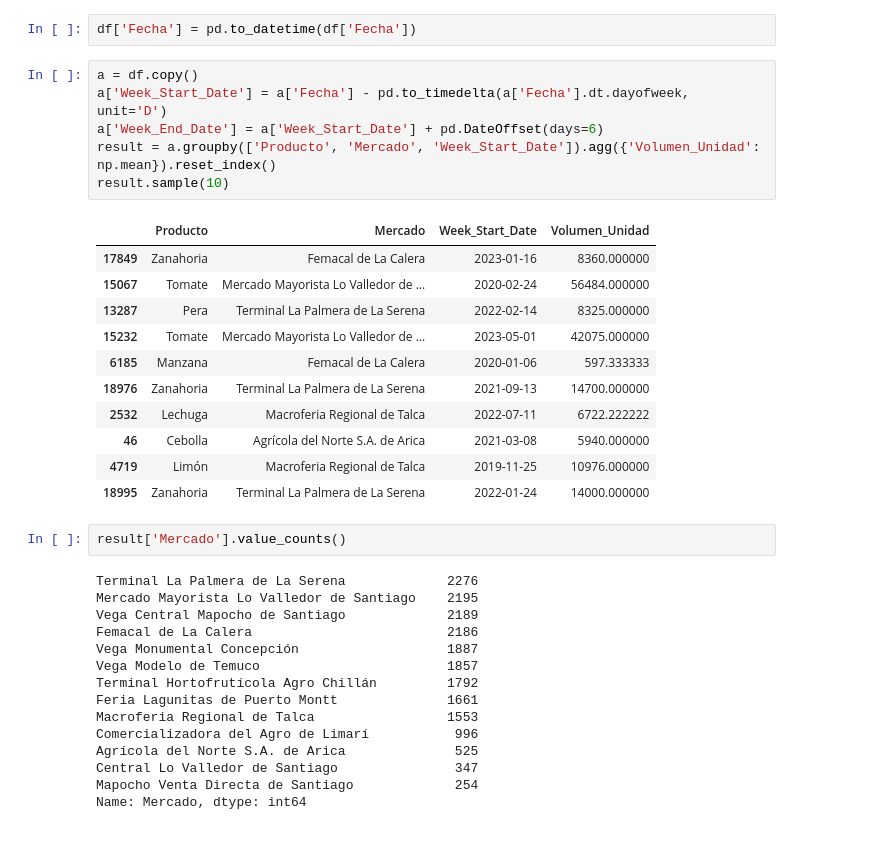
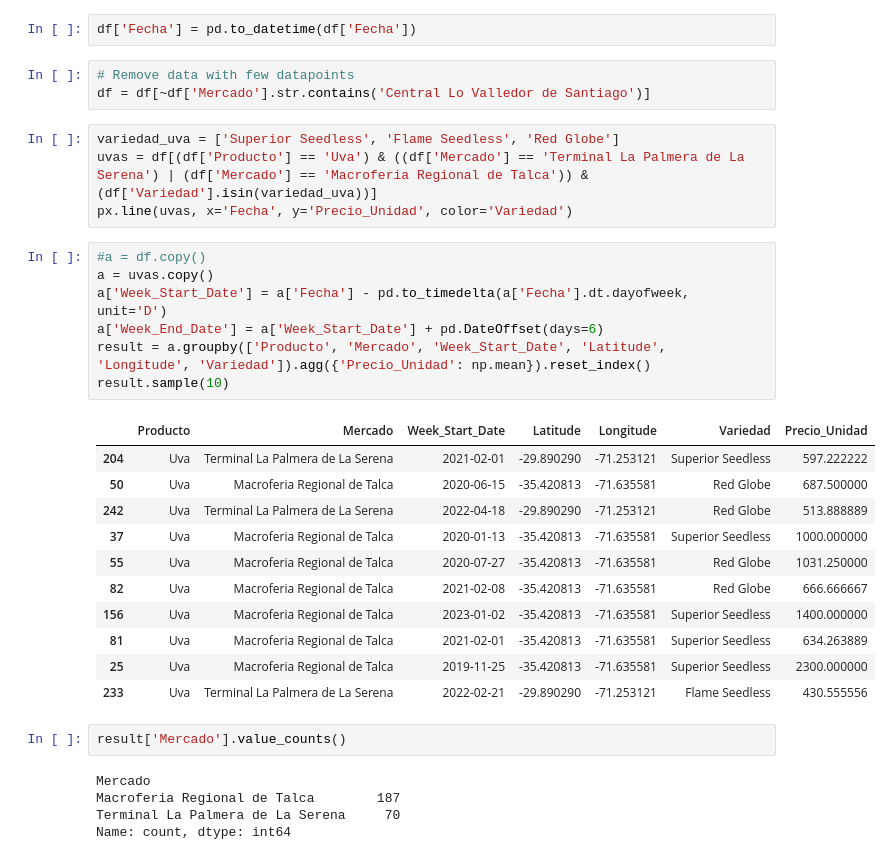
Before and after one commit to sebastiantare/fruitAndVegAnalysis, a Jupyter notebook: Analysis.ipynb, the cells around one changed output. Drawn from its saved outputs; the diff is of its cells as text.

Commit message:
Preparing data for tableau

```diff
--- a/Analysis.ipynb
+++ b/Analysis.ipynb
@@ -21,38 +21,36 @@ df.head()
 | 4 | Sin especificar | Central Lo Valledor de Santiago | MALLA 16 KILOS | Martes | 8732.1486 | 2018-09-25 | 2800.0 | Cebolla | -33.481183 | -70.682510 | ... |
 # %%
 df['Fecha'] = pd.to_datetime(df['Fecha'])
+# %%
+# Remove data with few datapoints
+df = df[~df['Mercado'].str.contains('Central Lo Valledor de Santiago')]
+# %%
+variedad_uva = ['Superior Seedless', 'Flame Seedless', 'Red Globe']
+uvas = df[(df['Producto'] == 'Uva') & ((df['Mercado'] == 'Terminal La Palmera de La Serena') | (df['Mercado'] == 'Macroferia Regional de Talca')) & (df['Variedad'].isin(variedad_uva))]
+px.line(uvas, x='Fecha', y='Precio_Unidad', color='Variedad')
 # %%
-a = df.copy()
+#a = df.copy()
+a = uvas.copy()
 a['Week_Start_Date'] = a['Fecha'] - pd.to_timedelta(a['Fecha'].dt.dayofweek, unit='D')
 a['Week_End_Date'] = a['Week_Start_Date'] + pd.DateOffset(days=6)
-result = a.groupby(['Producto', 'Mercado', 'Week_Start_Date']).agg({'Volumen_Unidad': np.mean}).reset_index()
+result = a.groupby(['Producto', 'Mercado', 'Week_Start_Date', 'Latitude', 'Longitude', 'Variedad']).agg({'Precio_Unidad': np.mean}).reset_index()
 result.sample(10)
 # %% [output]
-|  | Producto | Mercado | Week_Start_Date | Volumen_Unidad |
-| 17849 | Zanahoria | Femacal de La Calera | 2023-01-16 | 8360.000000 |
-| 15067 | Tomate | Mercado Mayorista Lo Valledor de ... | 2020-02-24 | 56484.000000 |
-| 13287 | Pera | Terminal La Palmera de La Serena | 2022-02-14 | 8325.000000 |
-| 15232 | Tomate | Mercado Mayorista Lo Valledor de ... | 2023-05-01 | 42075.000000 |
-| 6185 | Manzana | Femacal de La Calera | 2020-01-06 | 597.333333 |
-| 18976 | Zanahoria | Terminal La Palmera de La Serena | 2021-09-13 | 14700.000000 |
-| 2532 | Lechuga | Macroferia Regional de Talca | 2022-07-11 | 6722.222222 |
-| 46 | Cebolla | Agrícola del Norte S.A. de Arica | 2021-03-08 | 5940.000000 |
-| 4719 | Limón | Macroferia Regional de Talca | 2019-11-25 | 10976.000000 |
-| 18995 | Zanahoria | Terminal La Palmera de La Serena | 2022-01-24 | 14000.000000 |
+|  | Producto | Mercado | Week_Start_Date | Latitude | Longitude | Variedad | Precio_Unidad |
+| 204 | Uva | Terminal La Palmera de La Serena | 2021-02-01 | -29.890290 | -71.253121 | Superior Seedless | 597.222222 |
+| 50 | Uva | Macroferia Regional de Talca | 2020-06-15 | -35.420813 | -71.635581 | Red Globe | 687.500000 |
+| 242 | Uva | Terminal La Palmera de La Serena | 2022-04-18 | -29.890290 | -71.253121 | Red Globe | 513.888889 |
+| 37 | Uva | Macroferia Regional de Talca | 2020-01-13 | -35.420813 | -71.635581 | Superior Seedless | 1000.000000 |
+| 55 | Uva | Macroferia Regional de Talca | 2020-07-27 | -35.420813 | -71.635581 | Red Globe | 1031.250000 |
+| 82 | Uva | Macroferia Regional de Talca | 2021-02-08 | -35.420813 | -71.635581 | Red Globe | 666.666667 |
+| 156 | Uva | Macroferia Regional de Talca | 2023-01-02 | -35.420813 | -71.635581 | Superior Seedless | 1400.000000 |
+| 81 | Uva | Macroferia Regional de Talca | 2021-02-01 | -35.420813 | -71.635581 | Superior Seedless | 634.263889 |
+| 25 | Uva | Macroferia Regional de Talca | 2019-11-25 | -35.420813 | -71.635581 | Superior Seedless | 2300.000000 |
+| 233 | Uva | Terminal La Palmera de La Serena | 2022-02-21 | -29.890290 | -71.253121 | Flame Seedless | 430.555556 |
 # %%
 result['Mercado'].value_counts()
 # %% [output]
-Terminal La Palmera de La Serena             2276
-Mercado Mayorista Lo Valledor de Santiago    2195
-Vega Central Mapocho de Santiago             2189
-Femacal de La Calera                         2186
-Vega Monumental Concepción                   1887
-Vega Modelo de Temuco                        1857
-Terminal Hortofrutícola Agro Chillán         1792
-Feria Lagunitas de Puerto Montt              1661
-Macroferia Regional de Talca                 1553
-Comercializadora del Agro de Limarí           996
-Agrícola del Norte S.A. de Arica              525
-Central Lo Valledor de Santiago               347
-Mapocho Venta Directa de Santiago             254
-Name: Mercado, dtype: int64
+Mercado
+Macroferia Regional de Talca        187
+Terminal La Palmera de La Serena     70
+Name: count, dtype: int64
```
Also changed, not shown: parts of 3 cells of this notebook, 2 other files.
